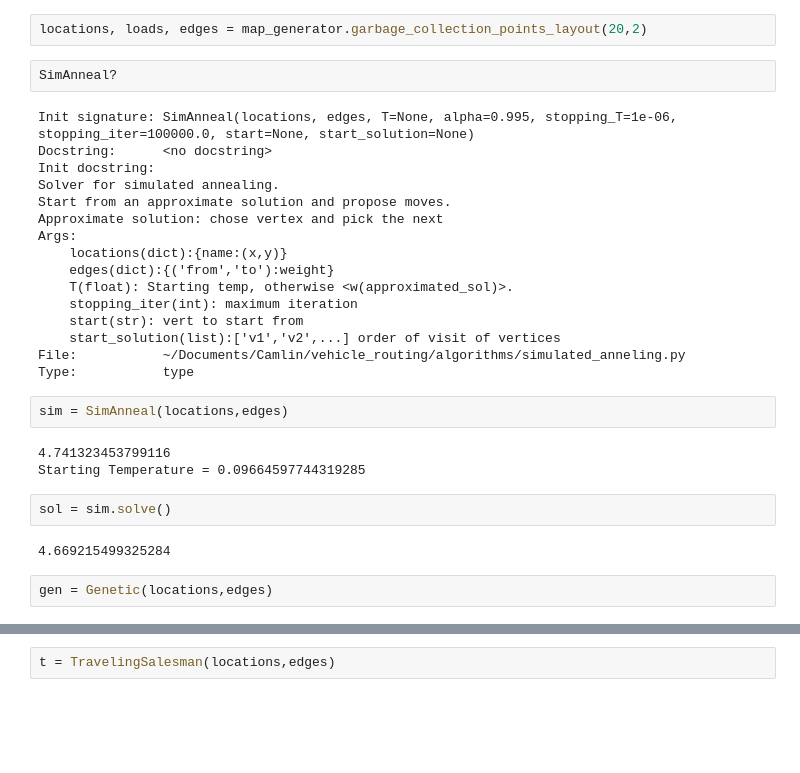
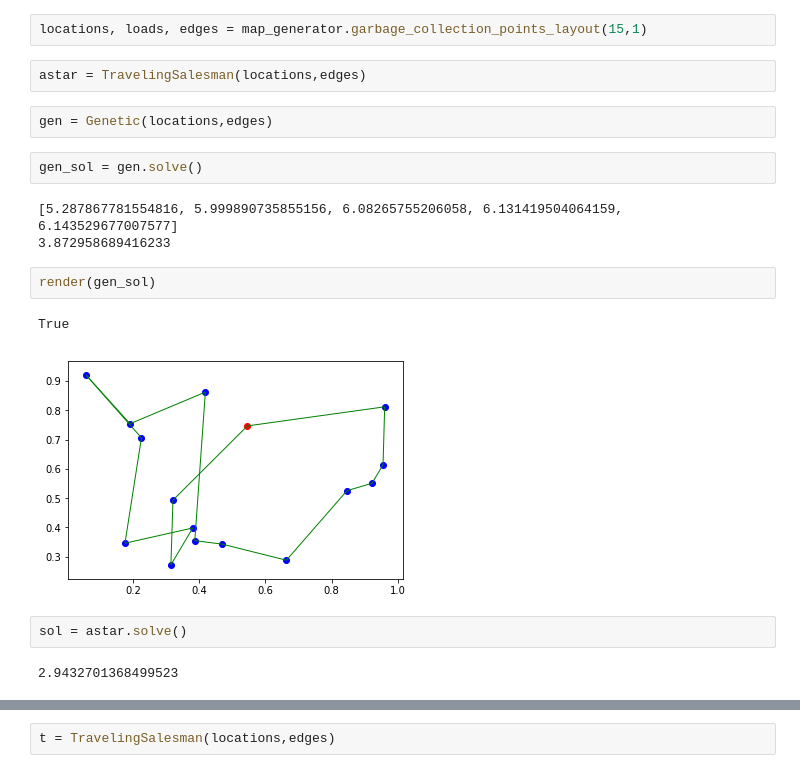
Before and after one commit to Ciro-Taranto/tsp_exercise, a Jupyter notebook: Untitled.ipynb, the cells around one changed output, grey strips where cells are left out. Saved outputs shown, nothing was run; the diff lists cells and outputs as text; blank space fills up the shorter version.

```diff
--- a/Untitled.ipynb
+++ b/Untitled.ipynb
@@ -13,31 +18,20 @@ The autoreload extension is already loaded. To reload it, use:
 # %%
-locations, loads, edges = map_generator.garbage_collection_points_layout(20,2)
+locations, loads, edges = map_generator.garbage_collection_points_layout(15,1)
-# %%
-SimAnneal?
-# %% [output]
-Init signature: SimAnneal(locations, edges, T=None, alpha=0.995, stopping_T=1e-06, stopping_iter=100000.0, start=None, start_solution=None)
-Docstring:      <no docstring>
-Init docstring:
-Solver for simulated annealing.
-Start from an approximate solution and propose moves.
-Approximate solution: chose vertex and pick the next
-Args:
-    locations(dict):{name:(x,y)}
-    edges(dict):{('from','to'):weight}
-    T(float): Starting temp, otherwise <w(approximated_sol)>.
-    stopping_iter(int): maximum iteration
-    start(str): vert to start from
-    start_solution(list):['v1','v2',...] order of visit of vertices
-File:           ~/Documents/Camlin/vehicle_routing/algorithms/simulated_anneling.py
-Type:           type
 # %%
-sim = SimAnneal(locations,edges)
+astar = TravelingSalesman(locations,edges)
-# %% [output]
-4.741323453799116
-Starting Temperature = 0.09664597744319285
-# %%
-sol = sim.solve()
-# %% [output]
-4.669215499325284
 # %%
 gen = Genetic(locations,edges)
+# %%
+gen_sol = gen.solve()
+# %% [output]
+[5.287867781554816, 5.999890735855156, 6.08265755206058, 6.131419504064159, 6.143529677007577]
+3.872958689416233
+# %%
+render(gen_sol)
+# %% [output]
+True
+[figure, added]
+# %%
+sol = astar.solve()
+# %% [output]
+2.9432701368499523
```
Also changed, not shown: parts of 15 cells of this notebook, 1 other file.
